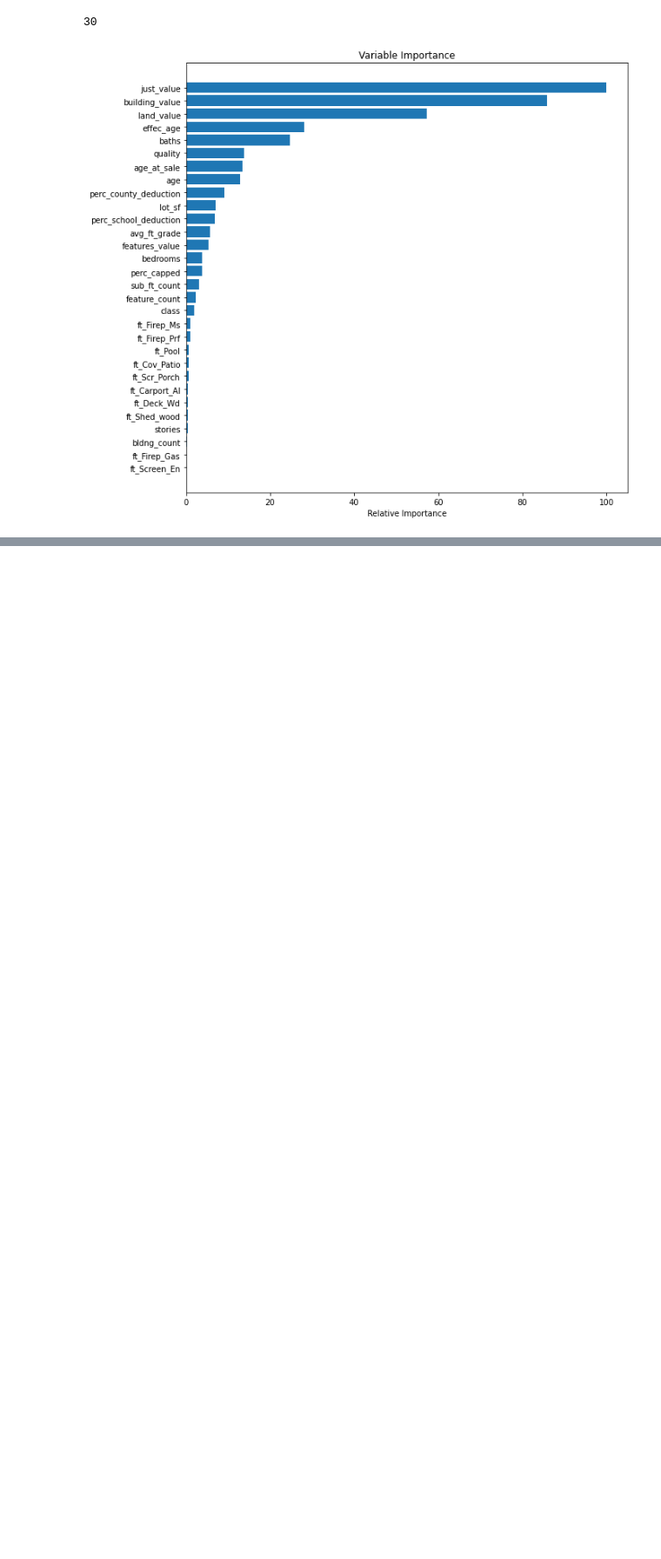
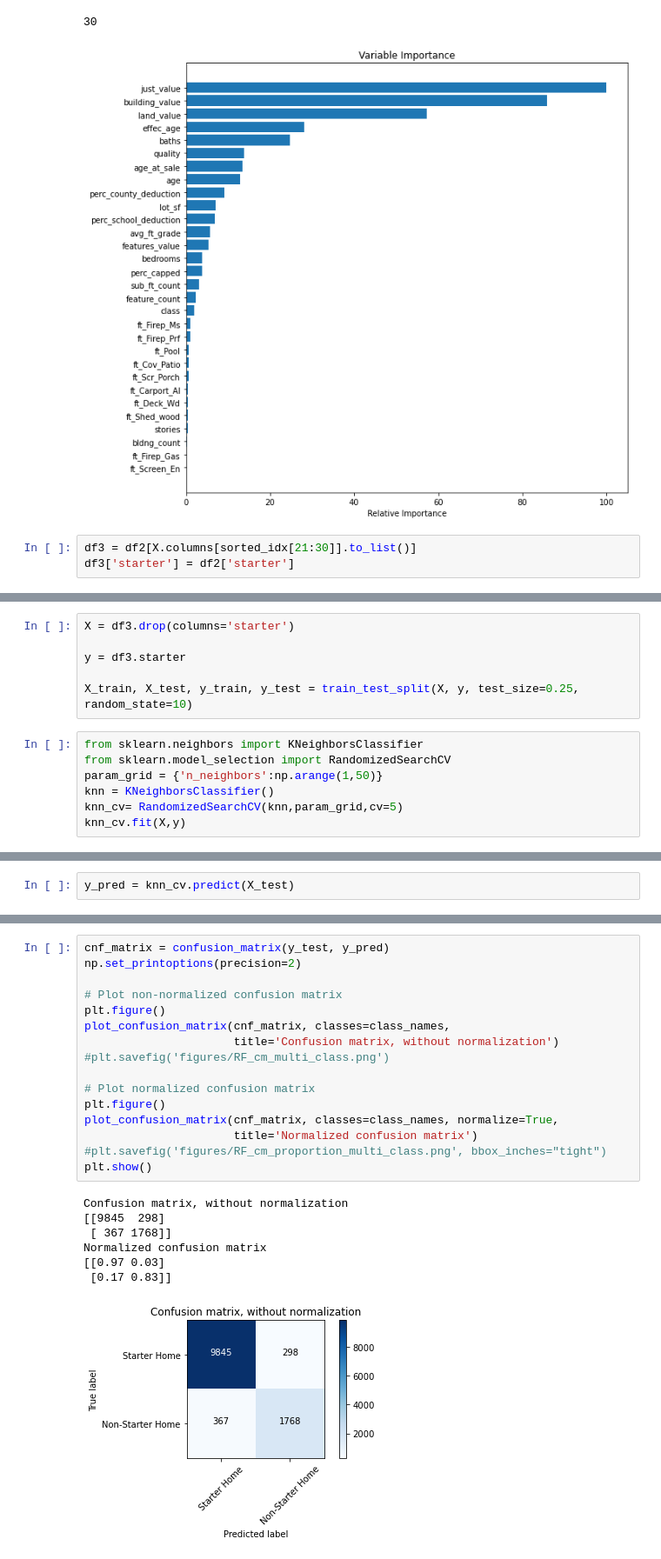
Before and after one commit to WillRobinson152/JacksonvilleHousingAnalysis, a Jupyter notebook: 5.ModelData.ipynb, the cells around one changed output, grey strips where cells are left out. Shown at 87% size. Drawn from its saved outputs; the diff is of its cells as text; blank space fills up the shorter version.

Commit message:
Implemented KNN classifier.

```diff
--- a/5.ModelData.ipynb
+++ b/5.ModelData.ipynb
@@ -317,3 +317,6 @@ plt.show()
 # %% [output]
 30
 [figure]
+# %%
+df3 = df2[X.columns[sorted_idx[21:30]].to_list()]
+df3['starter'] = df2['starter']
@@ -319,0 +333,13 @@ plt.show()
+# %%
+X = df3.drop(columns='starter')
+
+y = df3.starter
+
+X_train, X_test, y_train, y_test = train_test_split(X, y, test_size=0.25, random_state=10)
+# %%
+from sklearn.neighbors import KNeighborsClassifier
+from sklearn.model_selection import RandomizedSearchCV
+param_grid = {'n_neighbors':np.arange(1,50)}
+knn = KNeighborsClassifier()
+knn_cv= RandomizedSearchCV(knn,param_grid,cv=5)
+knn_cv.fit(X,y)
@@ -319,0 +351,2 @@ plt.show()
+# %%
+y_pred = knn_cv.predict(X_test)
@@ -319,0 +359,24 @@ plt.show()
+# %%
+cnf_matrix = confusion_matrix(y_test, y_pred)
+np.set_printoptions(precision=2)
+
+# Plot non-normalized confusion matrix
+plt.figure()
+plot_confusion_matrix(cnf_matrix, classes=class_names,
+                      title='Confusion matrix, without normalization')
+#plt.savefig('figures/RF_cm_multi_class.png')
+
+# Plot normalized confusion matrix
+plt.figure()
+plot_confusion_matrix(cnf_matrix, classes=class_names, normalize=True,
+                      title='Normalized confusion matrix')
+#plt.savefig('figures/RF_cm_proportion_multi_class.png', bbox_inches="tight")
+plt.show()
+# %% [output]
+Confusion matrix, without normalization
+[[9845  298]
+ [ 367 1768]]
+Normalized confusion matrix
+[[0.97 0.03]
+ [0.17 0.83]]
+[figure, added]
```
Also changed, not shown: parts of 6 cells of this notebook.
